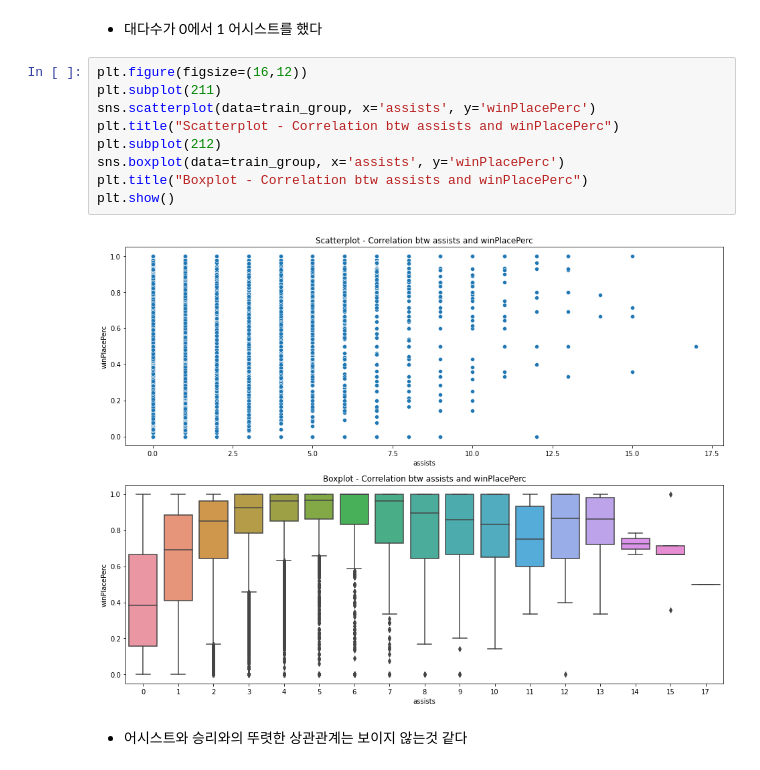
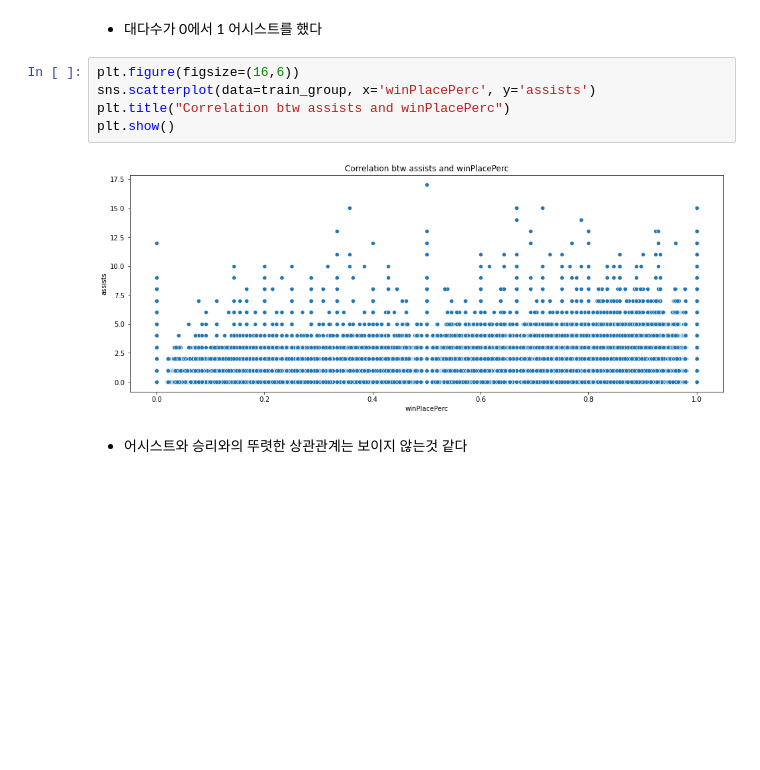
Before and after one commit to Modelling-project/pubg_modelling, a Jupyter notebook: pubg_modelling.ipynb, the cells around one changed output. Drawn from its saved outputs; the diff is of its cells as text; blank space fills up the shorter version.

```diff
--- a/pubg_modelling.ipynb
+++ b/pubg_modelling.ipynb
@@ -499,16 +502,12 @@ plt.show()
 # %% [markdown]
 - 대다수가 0에서 1 어시스트를 했다
 # %%
-plt.figure(figsize=(16,12))
-plt.subplot(211)
-sns.scatterplot(data=train_group, x='assists', y='winPlacePerc')
-plt.title("Scatterplot - Correlation btw assists and winPlacePerc")
-plt.subplot(212)
-sns.boxplot(data=train_group, x='assists', y='winPlacePerc')
-plt.title("Boxplot - Correlation btw assists and winPlacePerc")
+plt.figure(figsize=(16,6))
+sns.scatterplot(data=train_group, x='winPlacePerc', y='assists')
+plt.title("Correlation btw assists and winPlacePerc")
 plt.show()
 # %% [output]
-[figure, old version]
+[figure, new version]
 # %% [markdown]
 - 어시스트와 승리와의 뚜렷한 상관관계는 보이지 않는것 같다
 # %%
```
Also changed, not shown: parts of 20 cells of this notebook, 1 other file.
